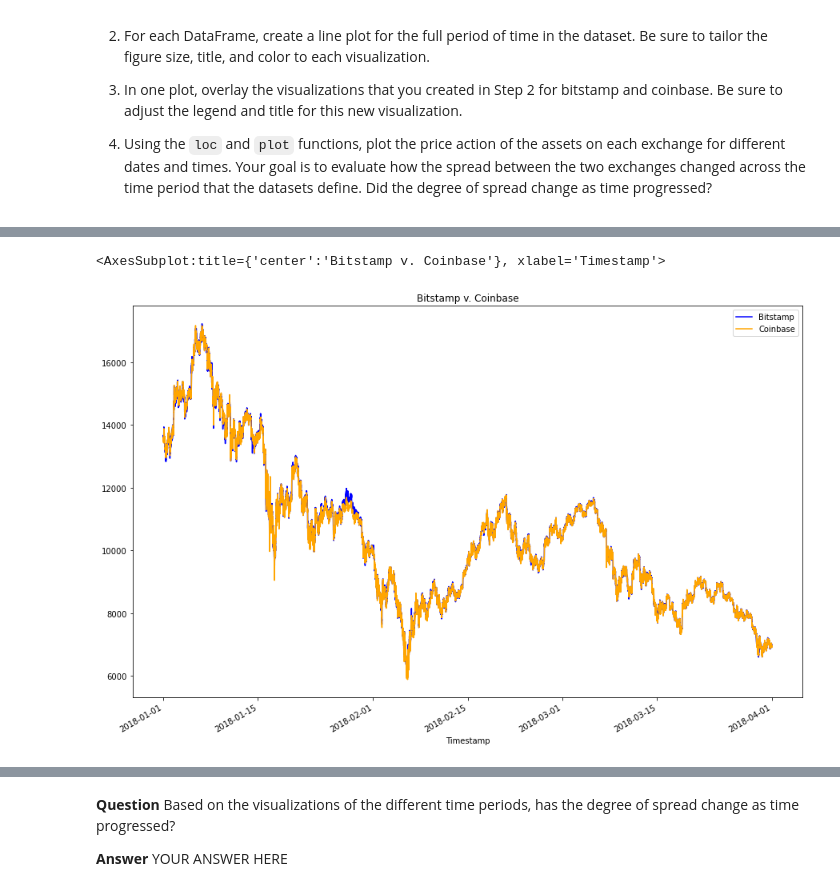
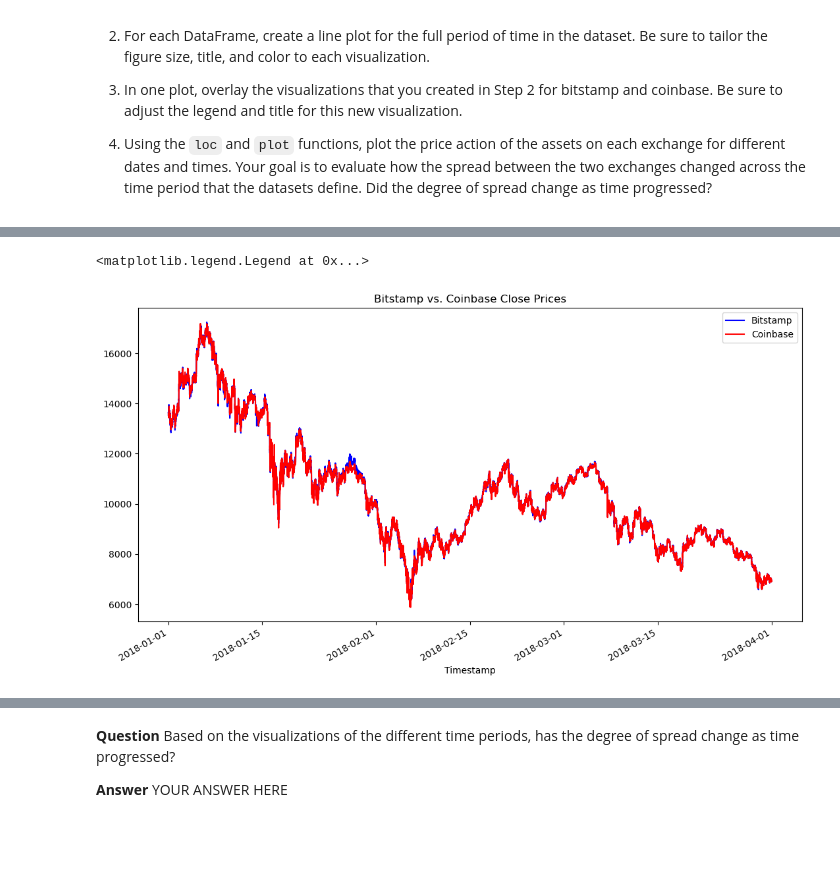
Before and after one commit to rolvera05/crypto_arbitrage, a Jupyter notebook: crypto_arbitrage.ipynb, the cells around one changed output, grey strips where cells are left out. Cells and saved outputs as stored; diff of their text form; code cells hidden in the pictures; blank space fills up the shorter version.

```diff
--- a/crypto_arbitrage.ipynb
+++ b/crypto_arbitrage.ipynb
@@ -245,11 +248,13 @@ Sort through the time series data associated with the bitstamp and coinbase Data
 # %%
 # Overlay the visualizations for the bitstamp and coinbase DataFrames in one plot
 # The plot should visualize the prices over the full lenth of the dataset
 # Be sure to include the parameters: legend, figure size, title, and color and label
-# YOUR CODE HERE
+ax = bitstamp['Close'].plot(figsize=(13, 7), title='Bitstamp vs. Coinbase Close Prices', color='blue', label='Bitstamp')
+coinbase['Close'].plot(ax=ax, color='red', label='Coinbase')
+ax.legend()
 # %% [output]
-<AxesSubplot:title={'center':'Bitstamp v. Coinbase'}, xlabel='Timestamp'>
+<matplotlib.legend.Legend at 0x...>
-[figure, old version]
+[figure, new version]
 # %%
 # Using the loc and plot functions, create an overlay plot that visualizes
 # the price action of both DataFrames for a one month period early in the dataset
```
Also changed, not shown: parts of 25 cells of this notebook.
